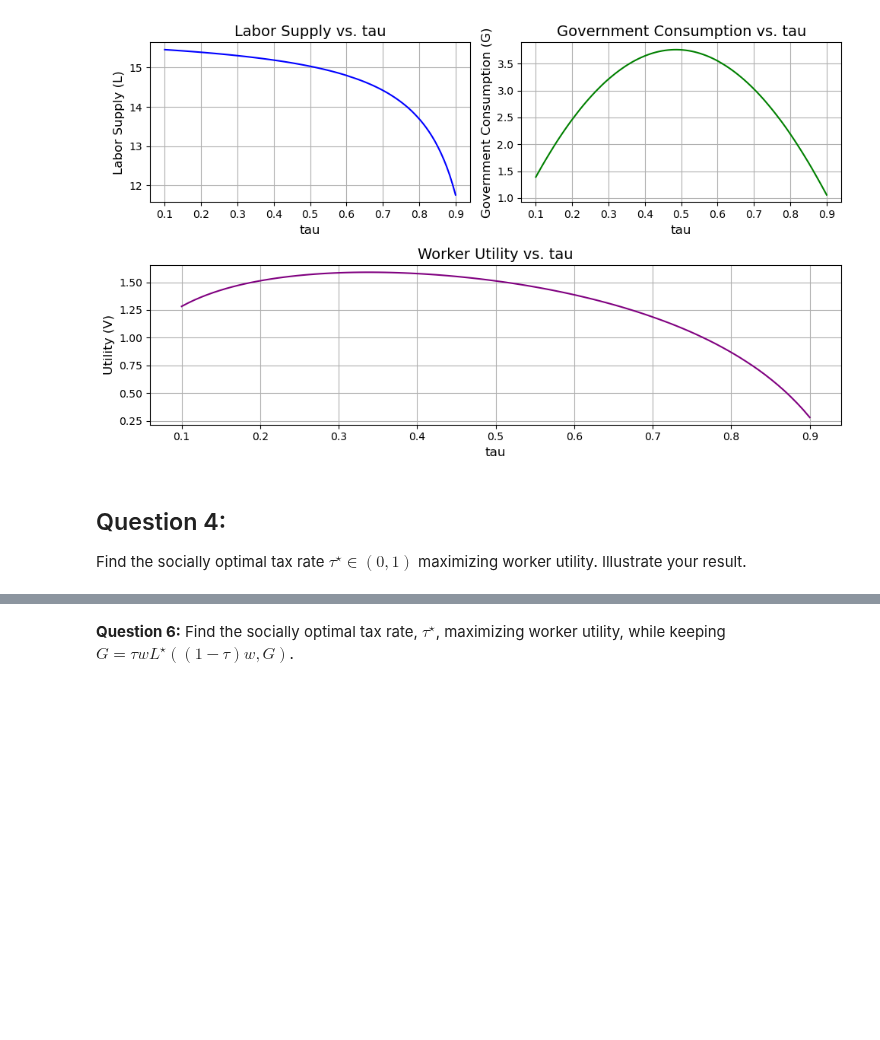
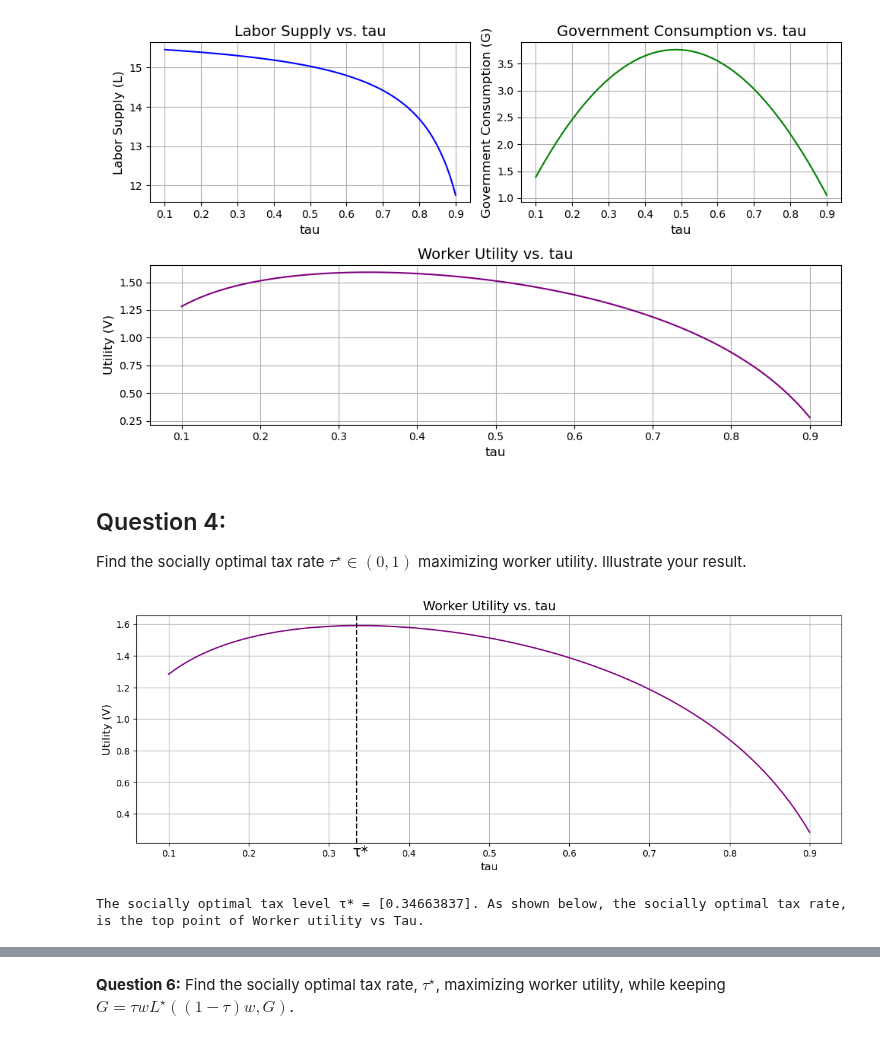
Before and after one commit to NumEconCopenhagen/projects-2023-leif, a Jupyter notebook: Examproject/Exam-2023-notebook.ipynb, the cells around one changed output, grey strips where cells are left out. Saved outputs shown, nothing was run; the diff lists cells and outputs as text; code cells hidden in the pictures; blank space fills up the shorter version.

```diff
--- a/Examproject/Exam-2023-notebook.ipynb
+++ b/Examproject/Exam-2023-notebook.ipynb
@@ -235 +233,72 @@ Find the socially optimal tax rate $\tau^{\star}\in(0,1)$ maximizing worker util
+# %%
+# Firstly we define the new utility function
+def new_utility_function(L_star, w, tau, kappa, alpha, nu):
+    G = tau * w * L_star * ((1 - tau)*w)
+    C = kappa + (1 - tau) * w * L_star
+    return np.log(C**alpha * G**(1 - alpha)) - nu * (L_star**2 / 2)
+
+# Then we define the new optimal labour choice function
+def new_optimal_labor_choice(w, kappa, alpha, nu):
+    # We define the objective function to maximize (it is negative due to python only can minimize)
+    objective_tau = lambda tau: -new_utility_function(L_star, w, tau, kappa, alpha, nu)
+
+    # We set the bounds for tax rate (tau) to be between 0 and 1
+    possible_tax = (0, 1)
+
+    # We provide an initial guess for the tax rate
+    initial_guess = 0.3
+
+    # We use the numerical optimization method to find the maximum of the utility function
+    result_tau = minimize(objective_tau, x0=initial_guess, bounds=[possible_tax])
+
+    return result_tau.x
+
+# We then calculate the optimal tax rate
+tau_star = new_optimal_labor_choice(w, kappa, alpha, nu)
+
+
+# We set the grid of tau values
+tau_values = np.linspace(0.1, 0.9, 100)
+
+# We then initialize array to store utility values
+utility_values = np.zeros_like(tau_values)
+
+# We then calculate utility for each tau value
+for i, tau in enumerate(tau_values):
+    # We then calculate optimal labor supply choice (L*)
+    L_star = optimal_labor_choice(w, tau, G, kappa, alpha, nu)
+
+    # We then calculate government consumption (G)
+    G = tau * w * L_star * ((1 - tau)*w)
+
+    # We then calculate utility (V)
+    utility = utility_function(L_star, w, tau, G, kappa, alpha, nu)
+
+    # We then store the utility value
+    utility_values[i] = utility
+
+# We then find the index of the maximum utility
+max_utility_index = np.argmax(utility_values)
+max_utility_tau = tau_values[max_utility_index]
+max_utility_value = utility_values[max_utility_index]
+
+# We then plot the results
+plt.figure(figsize=(14, 10))
+plt.subplot(2, 1, 2)
+plt.plot(tau_values, utility_values, color='purple')
+plt.xlabel('tau', fontsize=12)
+plt.ylabel('Utility (V)', fontsize=12)
+plt.title('Worker Utility vs. tau', fontsize=14)
+plt.grid(True)
+
+# We add a vertical line at the top point
+plt.axvline(x=max_utility_tau, color='black', linestyle='--')
+plt.annotate('τ*', xy=(max_utility_tau, max_utility_value), xytext=(max_utility_tau - 0.005, max_utility_value - 1.46), color='black', fontsize=16)
+
+# Lastly we show the plot and print the optimal tau value
+plt.show()
+print(f"The socially optimal tax level τ* = {tau_star}. As shown below, the socially optimal tax rate, is the top point of Worker utility vs Tau.")
+# %% [output]
+[figure, added]
+The socially optimal tax level τ* = [0.34663837]. As shown below, the socially optimal tax rate, is the top point of Worker utility vs Tau.
 # %% [markdown]
```
Also changed, not shown: parts of 11 cells of this notebook.
